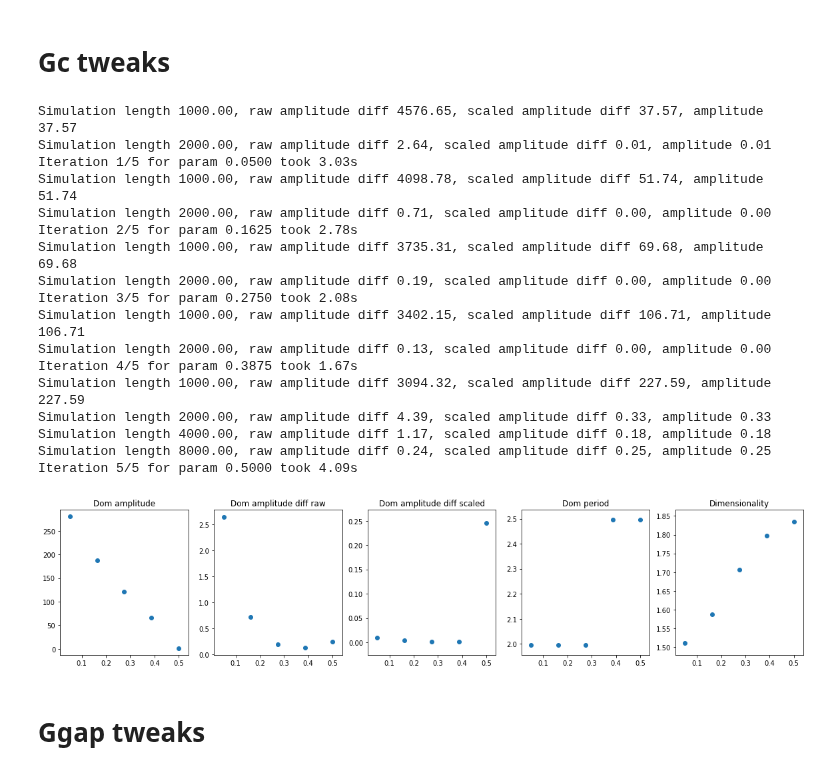
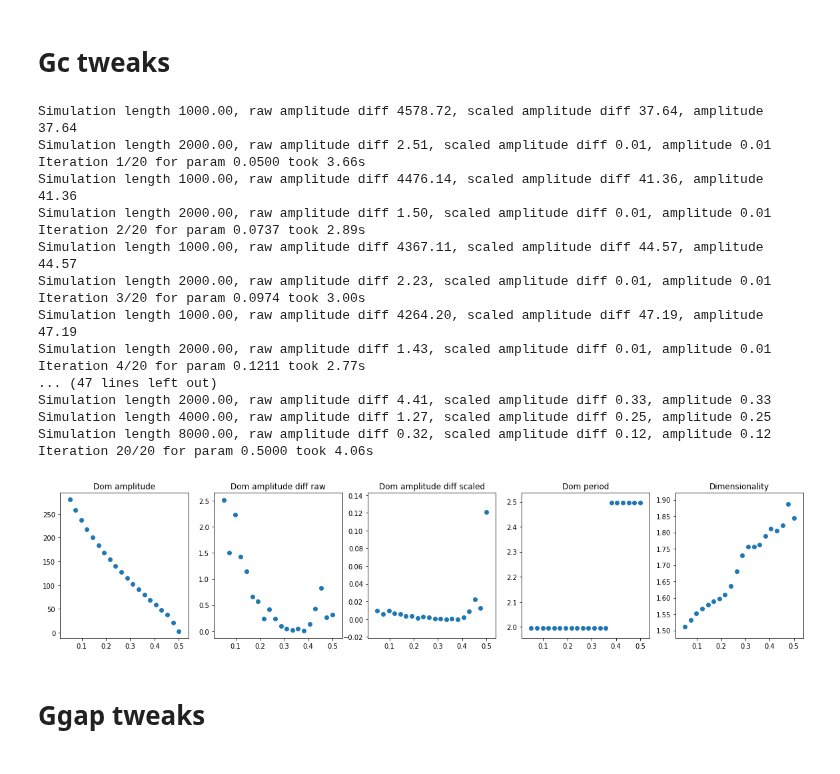
Before and after one commit to sjonany/c-elegans-interactome-analysis, a Jupyter notebook: one_at_a_time.ipynb, the cells around one changed output. Saved outputs shown, nothing was run; the diff lists cells and outputs as text; code cells hidden in the pictures.

```diff
--- a/one_at_a_time.ipynb
+++ b/one_at_a_time.ipynb
@@ -1,6 +1,6 @@
 # %%
 # Number of data points to plot
-num_points = 5
+num_points = 20
 
 # Parameter ranges below
 gc_actual = 0.1
@@ -19,6 +19,24 @@ gsyn_hi = 1.5
 C_actual = 0.015
 # Only the last n_timesteps will be used for PCA analysis. This is to discard unstability
 n_timesteps_to_analyze = 1000
+# %%
+import os
+import pickle
+# Load cached results
+cached_result_file = 'cached_notebook_results/one_at_a_time.pkl'
+
+if os.path.isfile(cached_result_file):
+  print("Loading saved results from pickle file {}".format(cached_result_file))
+  with open(cached_result_file, "rb") as f:
+    gc_simulation_data, ggap_simulation_data, gsyn_simulation_data = pickle.load(f)
+else:
+  gc_simulation_data = []
+  ggap_simulation_data = []
+  gsyn_simulation_data = []
+
+def save_results(gc_simulation_data, ggap_simulation_data, gsyn_simulation_data):
+  with open(cached_result_file, "wb") as f:
+    pickle.dump([gc_simulation_data, ggap_simulation_data, gsyn_simulation_data], f)
 # %%
 import numpy as np
 import pandas as pd
@@ -94,33 +112,35 @@ def plot_simulation_results(param_vals, dom_amplitude_vals,
 # %%
 def gc_to_full_param(gc):
   return {
     'C': C_actual,
     'Gc': gc,
     'ggap': ggap_actual,
     'gsyn': gsyn_actual
   }
 
-gc_simulation_data = gen_simulation_data(gc_lo, gc_hi, gc_to_full_param, num_points)
+if len(gc_simulation_data) == 0:
+  gc_simulation_data = gen_simulation_data(gc_lo, gc_hi, gc_to_full_param, num_points)
+  save_results(gc_simulation_data, ggap_simulation_data, gsyn_simulation_data)
 fig = plot_simulation_results(*gc_simulation_data)
 # %% [output]
-Simulation length 1000.00, raw amplitude diff 4576.65, scaled amplitude diff 37.57, amplitude 37.57
-Simulation length 2000.00, raw amplitude diff 2.64, scaled amplitude diff 0.01, amplitude 0.01
-Iteration 1/5 for param 0.0500 took 3.03s
-Simulation length 1000.00, raw amplitude diff 4098.78, scaled amplitude diff 51.74, amplitude 51.74
-Simulation length 2000.00, raw amplitude diff 0.71, scaled amplitude diff 0.00, amplitude 0.00
-Iteration 2/5 for param 0.1625 took 2.78s
-Simulation length 1000.00, raw amplitude diff 3735.31, scaled amplitude diff 69.68, amplitude 69.68
-Simulation length 2000.00, raw amplitude diff 0.19, scaled amplitude diff 0.00, amplitude 0.00
-Iteration 3/5 for param 0.2750 took 2.08s
-Simulation length 1000.00, raw amplitude diff 3402.15, scaled amplitude diff 106.71, amplitude 106.71
-Simulation length 2000.00, raw amplitude diff 0.13, scaled amplitude diff 0.00, amplitude 0.00
-Iteration 4/5 for param 0.3875 took 1.67s
-Simulation length 1000.00, raw amplitude diff 3094.32, scaled amplitude diff 227.59, amplitude 227.59
-Simulation length 2000.00, raw amplitude diff 4.39, scaled amplitude diff 0.33, amplitude 0.33
-Simulation length 4000.00, raw amplitude diff 1.17, scaled amplitude diff 0.18, amplitude 0.18
-Simulation length 8000.00, raw amplitude diff 0.24, scaled amplitude diff 0.25, amplitude 0.25
-Iteration 5/5 for param 0.5000 took 4.09s
+Simulation length 1000.00, raw amplitude diff 4578.72, scaled amplitude diff 37.64, amplitude 37.64
+Simulation length 2000.00, raw amplitude diff 2.51, scaled amplitude diff 0.01, amplitude 0.01
+Iteration 1/20 for param 0.0500 took 3.66s
+Simulation length 1000.00, raw amplitude diff 4476.14, scaled amplitude diff 41.36, amplitude 41.36
+Simulation length 2000.00, raw amplitude diff 1.50, scaled amplitude diff 0.01, amplitude 0.01
+Iteration 2/20 for param 0.0737 took 2.89s
+Simulation length 1000.00, raw amplitude diff 4367.11, scaled amplitude diff 44.57, amplitude 44.57
+Simulation length 2000.00, raw amplitude diff 2.23, scaled amplitude diff 0.01, amplitude 0.01
+Iteration 3/20 for param 0.0974 took 3.00s
+Simulation length 1000.00, raw amplitude diff 4264.20, scaled amplitude diff 47.19, amplitude 47.19
+Simulation length 2000.00, raw amplitude diff 1.43, scaled amplitude diff 0.01, amplitude 0.01
+Iteration 4/20 for param 0.1211 took 2.77s
+... (47 lines left out)
+Simulation length 2000.00, raw amplitude diff 4.41, scaled amplitude diff 0.33, amplitude 0.33
+Simulation length 4000.00, raw amplitude diff 1.27, scaled amplitude diff 0.25, amplitude 0.25
+Simulation length 8000.00, raw amplitude diff 0.32, scaled amplitude diff 0.12, amplitude 0.12
+Iteration 20/20 for param 0.5000 took 4.06s
-[figure, old version]
+[figure, new version]
 # %% [markdown]
 # Ggap tweaks
 # %%
```
Also changed, not shown: parts of 2 cells of this notebook, 4 other files.
